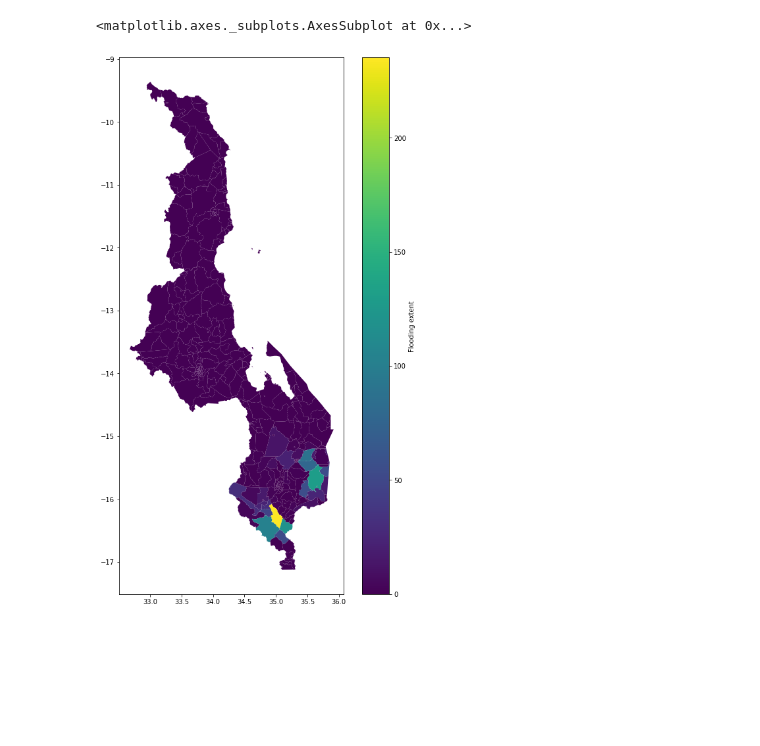
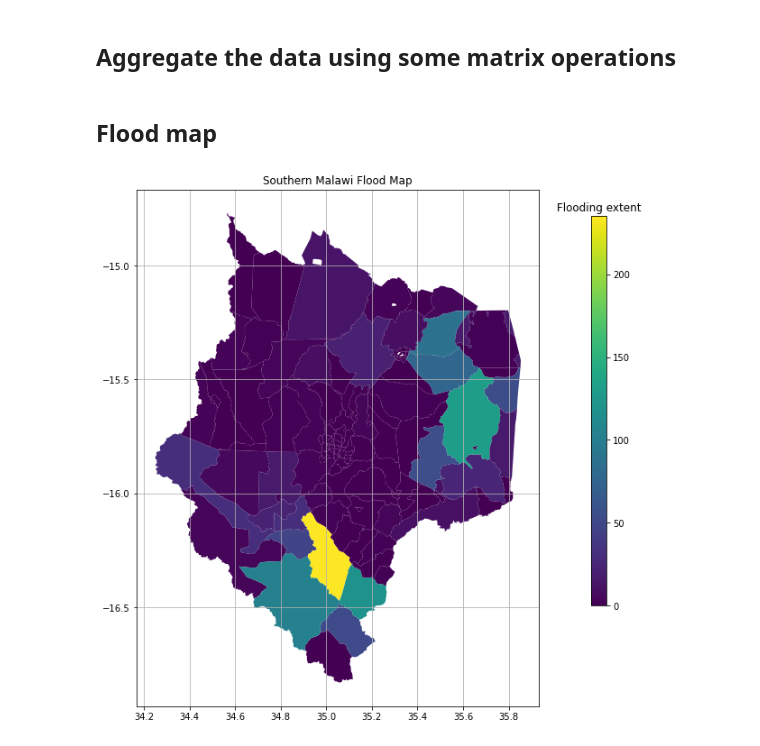
Before and after one commit to sith0008/Malawi-Flood-Prediction, a Jupyter notebook: MalawiFlood_EDA2.ipynb, the cells around one changed output. Cells and saved outputs as stored; diff of their text form; code cells hidden in the pictures; blank space fills up the shorter version.

```diff
--- a/MalawiFlood_EDA2.ipynb
+++ b/MalawiFlood_EDA2.ipynb
@@ -46,21 +61,56 @@ def encodePolygon(points, polygons):
         else:
             matrix = np.vstack((matrix,row))
     return matrix.transpose()
+# %% [markdown]
+## Aggregate the data using some matrix operations
 # %%
-# match Square_ID to administrative region and calculate flooding extent for each region
+# match Square_ID to administrative region and calculate flooding extent, total rainfall and elevation for each region
 points = []
 for point in zip(train2015.X.values,train2015.Y.values):
     points.append(Point(point[0],point[1]))
 polygons = shapes.geometry.values
 
 point_polygon_matrix = encodePolygon(points,polygons)
+numPoints = point_polygon_matrix.sum(axis=1).transpose()
+shapes = shapes.assign(num_points = numPoints)
+
+# flood
 target = train2015.target.values
 flooded_polygons = point_polygon_matrix.dot(target.transpose())
+# rainfall
+rainfall = train2015['sum'].values
+rainfall_polygons = point_polygon_matrix.dot(rainfall.transpose())
+# elevation
+elevation = train2015.elevation.values
+elevation_polygons = point_polygon_matrix.dot(elevation.transpose())
+elevation_polygons = elevation_polygons / numPoints
+
 shapes = shapes.assign(flood=flooded_polygons)
+shapes = shapes.assign(rainfall=rainfall_polygons)
+shapes = shapes.assign(elevation=elevation_polygons)
-# %%
-# plot Malawi flood map
-fig, ax = plt.subplots(1, 1,figsize=(10,15))
-shapes.plot(column='flood',ax=ax,legend=True,legend_kwds={'label':'Flooding extent','orientation':'vertical'})
-# %% [output]
-<matplotlib.axes._subplots.AxesSubplot at 0x...>
-[figure, removed]
+# %%
+# filter out polygons without a Square_ID
+shapes = shapes[shapes.num_points > 0]
+# %% [markdown]
+## Flood map
+# %%
+# plot Malawi flood map
+fig, ax = plt.subplots(1, 1,figsize=(8,12))
+colormap = "viridis"
+# shapes.plot(column='flood',ax=ax,legend=True,legend_kwds={'label':'Flooding extent','orientation':'vertical'})
+shapes.plot(column='flood',ax=ax,cmap=colormap)
+
+ax.set_title('Southern Malawi Flood Map')
+ax.grid()
+
+# colorbar will be created by ...
+fig = ax.get_figure()
+cbax = fig.add_axes([1, 0.3, 0.03, 0.5])
+cbax.set_title('Flooding extent')
+sm = plt.cm.ScalarMappable(cmap=colormap, \
+                norm=plt.Normalize(vmin=min(shapes.flood), vmax=max(shapes.flood)))
+sm._A = []
+fig.colorbar(sm, cax=cbax, format="%d")
+plt.show()
+# %% [output]
+[figure, added]
```
Also changed, not shown: parts of 14 cells of this notebook, 3 other files.
